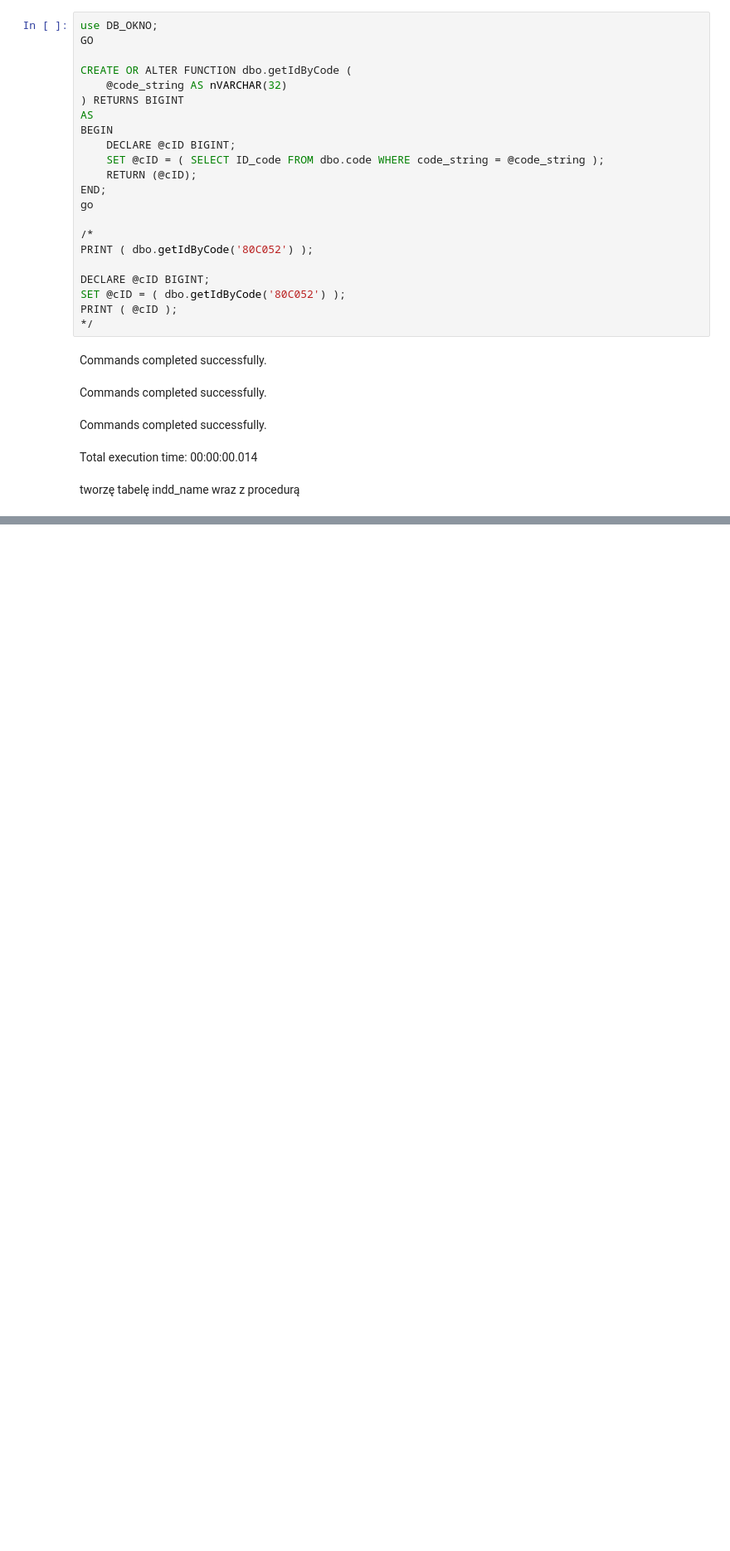
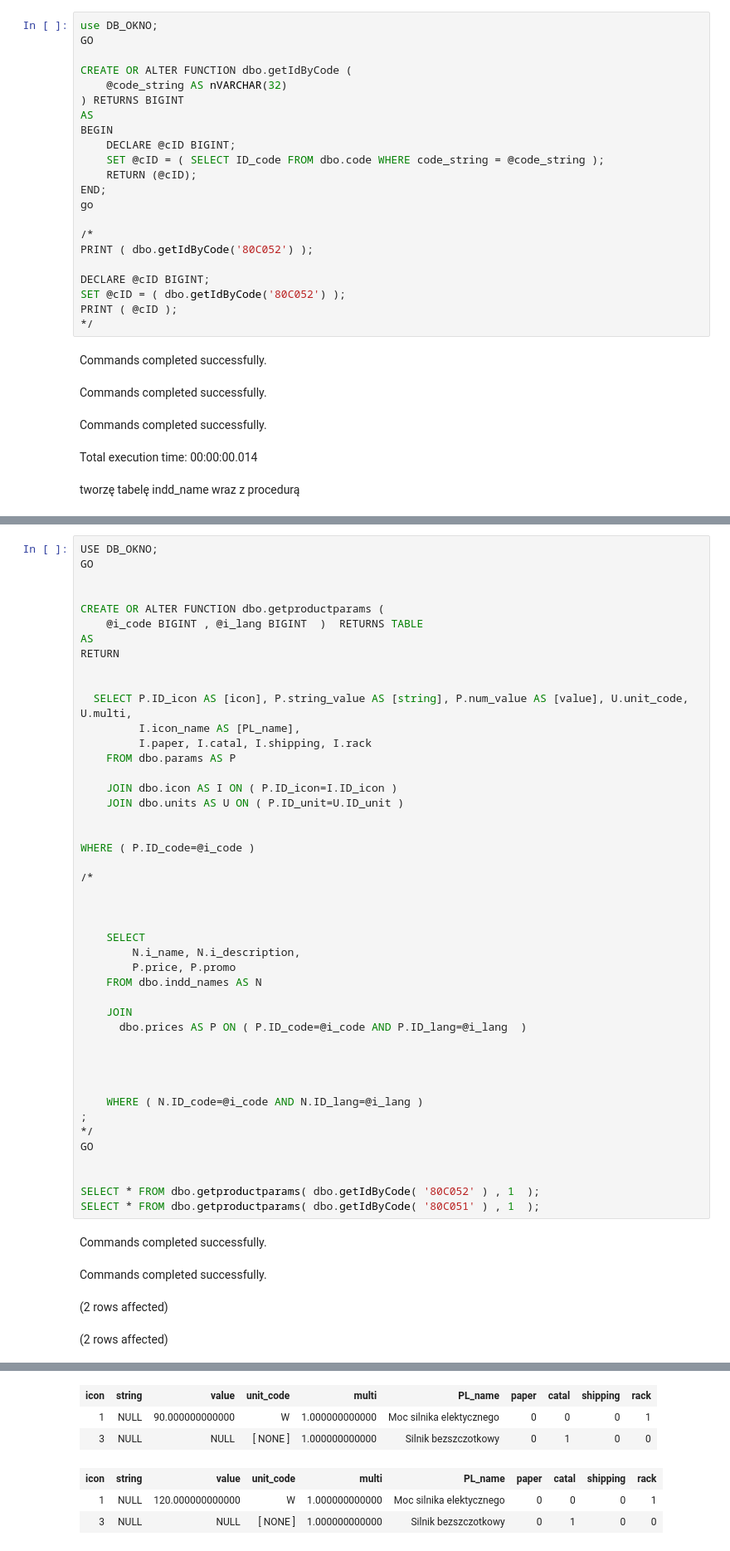
Before and after one commit to piotrHeinzelman/MySQL_2022Z, a Jupyter notebook: 00.prepareUser.Notebook-0.ipynb, the cells around one changed output, grey strips where cells are left out. Shown at 83% size. Drawn from its saved outputs; the diff is of its cells as text; blank space fills up the shorter version.

```diff
--- a/00.prepareUser.Notebook-0.ipynb
+++ b/00.prepareUser.Notebook-0.ipynb
@@ -572,0 +573,50 @@ Total execution time: 00:00:00.076
+# %%
+USE DB_OKNO;
+GO
+
+
+CREATE OR ALTER FUNCTION dbo.getproductparams (
+    @i_code BIGINT , @i_lang BIGINT  )  RETURNS TABLE
+AS
+RETURN
+
+
+  SELECT P.ID_icon AS [icon], P.string_value AS [string], P.num_value AS [value], U.unit_code, U.multi,
+         I.icon_name AS [PL_name],
+         I.paper, I.catal, I.shipping, I.rack
+    FROM dbo.params AS P
+
+    JOIN dbo.icon AS I ON ( P.ID_icon=I.ID_icon )
+    JOIN dbo.units AS U ON ( P.ID_unit=U.ID_unit )
+
+
+WHERE ( P.ID_code=@i_code )
+
+/*
+
+
+
+    SELECT
+        N.i_name, N.i_description,
+        P.price, P.promo
+    FROM dbo.indd_names AS N
+
+    JOIN
+      dbo.prices AS P ON ( P.ID_code=@i_code AND P.ID_lang=@i_lang  )
+
+
+
+
+    WHERE ( N.ID_code=@i_code AND N.ID_lang=@i_lang )
+;
+*/
+GO
+
+
+SELECT * FROM dbo.getproductparams( dbo.getIdByCode( '80C052' ) , 1  );
+SELECT * FROM dbo.getproductparams( dbo.getIdByCode( '80C051' ) , 1  );
+# %% [output]
+Commands completed successfully.
+Commands completed successfully.
+(2 rows affected)
+(2 rows affected)
@@ -573,3 +624,9 @@ Total execution time: 00:00:00.076
+| icon | string | value | unit_code | multi | PL_name | paper | catal | shipping | rack |
+| 1 | NULL | 90.000000000000 | W | 1.000000000000 | Moc silnika elektycznego | 0 | 0 | 0 | 1 |
+| 3 | NULL | NULL | [ NONE ] | 1.000000000000 | Silnik bezszczotkowy | 0 | 1 | 0 | 0 |
+| icon | string | value | unit_code | multi | PL_name | paper | catal | shipping | rack |
+| 1 | NULL | 120.000000000000 | W | 1.000000000000 | Moc silnika elektycznego | 0 | 0 | 0 | 1 |
+| 3 | NULL | NULL | [ NONE ] | 1.000000000000 | Silnik bezszczotkowy | 0 | 1 | 0 | 0 |
 # %%
 USE DB_OKNO;
 GO
```
Also changed, not shown: parts of 14 cells of this notebook.
